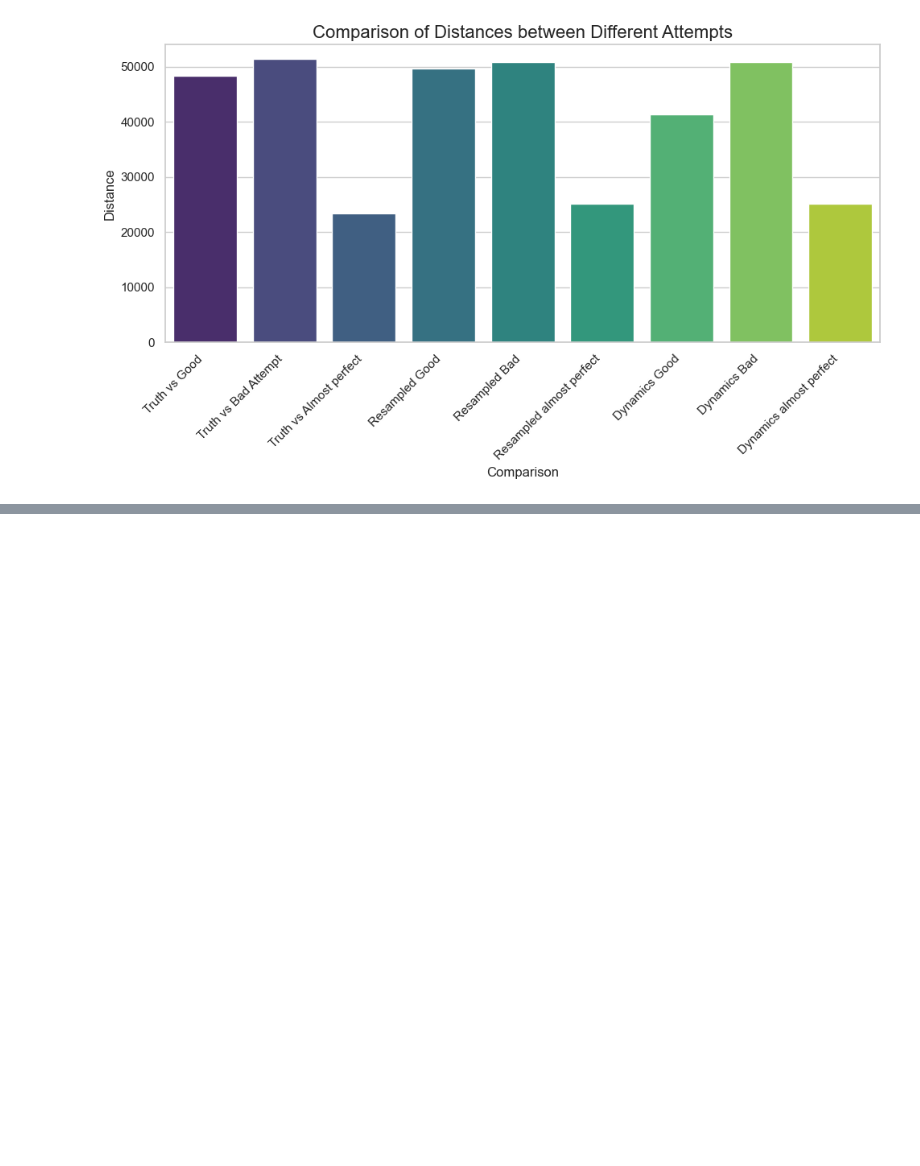
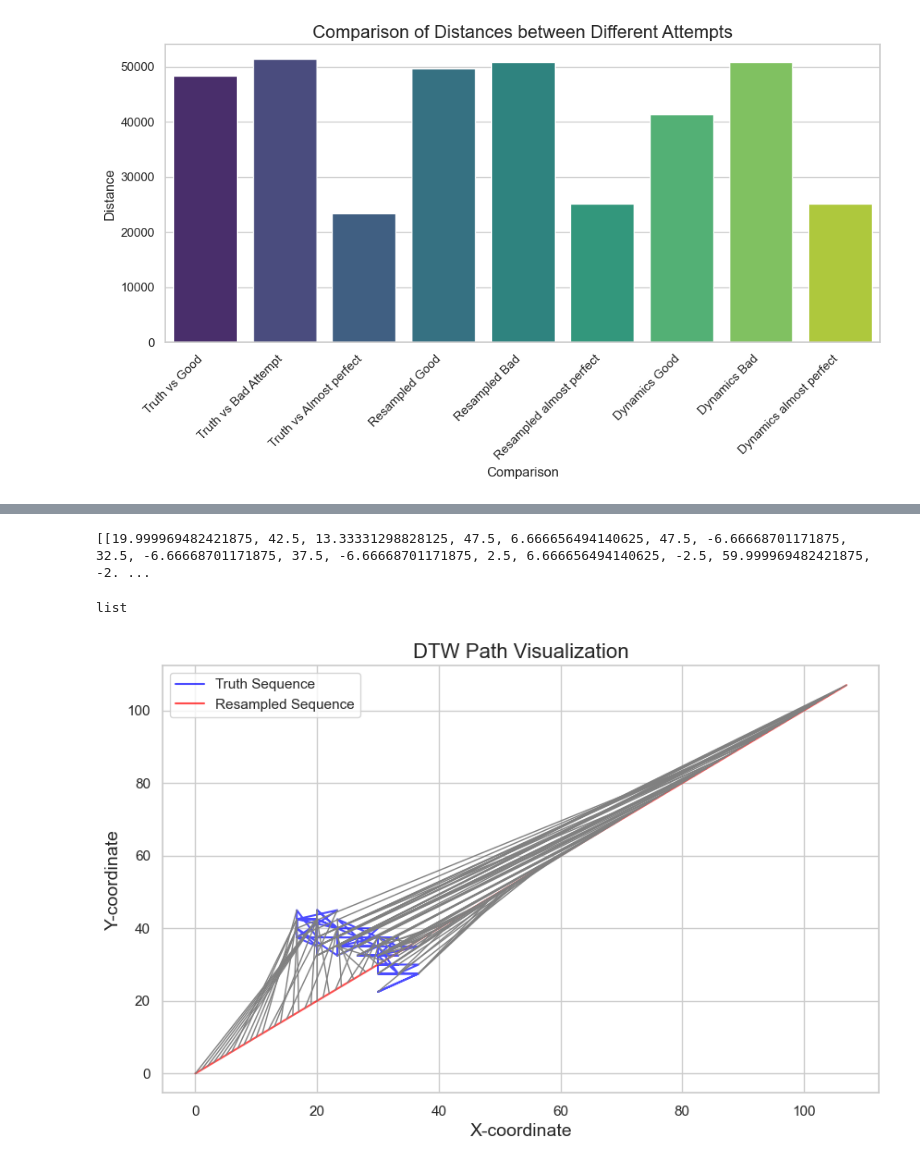
Before and after one commit to KiMideVliet/DNE-Assignment-2, a Jupyter notebook: Assignment2.ipynb, the cells around one changed output, grey strips where cells are left out. Drawn from its saved outputs; the diff is of its cells as text; code cells hidden in the pictures; blank space fills up the shorter version.

Commit message:
changed path visualization

```diff
--- a/Assignment2.ipynb
+++ b/Assignment2.ipynb
@@ -628,0 +607,43 @@ plt.show()
+# %%
+print(truth_sequence_normalized)
+type(truth_sequence_normalized)
+# %% [output]
+[[19.999969482421875, 42.5, 13.33331298828125, 47.5, 6.666656494140625, 47.5, -6.66668701171875, 32.5, -6.66668701171875, 37.5, -6.66668701171875, 2.5, 6.666656494140625, -2.5, 59.999969482421875, -2. ...
+list
+# %%
+import numpy as np
+import matplotlib.pyplot as plt
+from fastdtw import fastdtw
+from scipy.spatial.distance import euclidean
+
+truth_sequence_normalized = np.array(truth_sequence_normalized)
+B_resampled = np.array(path_dynamics_3)
+
+# Extract the indices of the alignment path
+path_x = [p[0] for p in path_dynamics_3]
+path_y = [p[1] for p in path_dynamics_3]
+
+# Plot the sequences and the DTW path
+plt.figure(figsize=(10, 6))
+
+# Plot the first sequence
+plt.plot(truth_sequence_normalized[:, 0], truth_sequence_normalized[:, 1], label='Truth Sequence', color='blue', alpha=0.7)
+
+# Plot the second sequence
+plt.plot(B_resampled[:, 0], B_resampled[:, 1], label='Resampled Sequence', color='red', alpha=0.7)
+
+# Plot the DTW path as a set of connecting lines
+for (i, j) in zip(path_x, path_y):
+    plt.plot([truth_sequence_normalized[i, 0], B_resampled[j, 0]],
+             [truth_sequence_normalized[i, 1], B_resampled[j, 1]], color='gray', lw=1)
+
+# Add labels and title
+plt.title('DTW Path Visualization', fontsize=16)
+plt.xlabel('X-coordinate', fontsize=14)
+plt.ylabel('Y-coordinate', fontsize=14)
+plt.legend(loc='upper left')
+
+# Show the plot
+plt.show()
+# %% [output]
+[figure, added]
```
Also changed, not shown: parts of 6 cells of this notebook.
